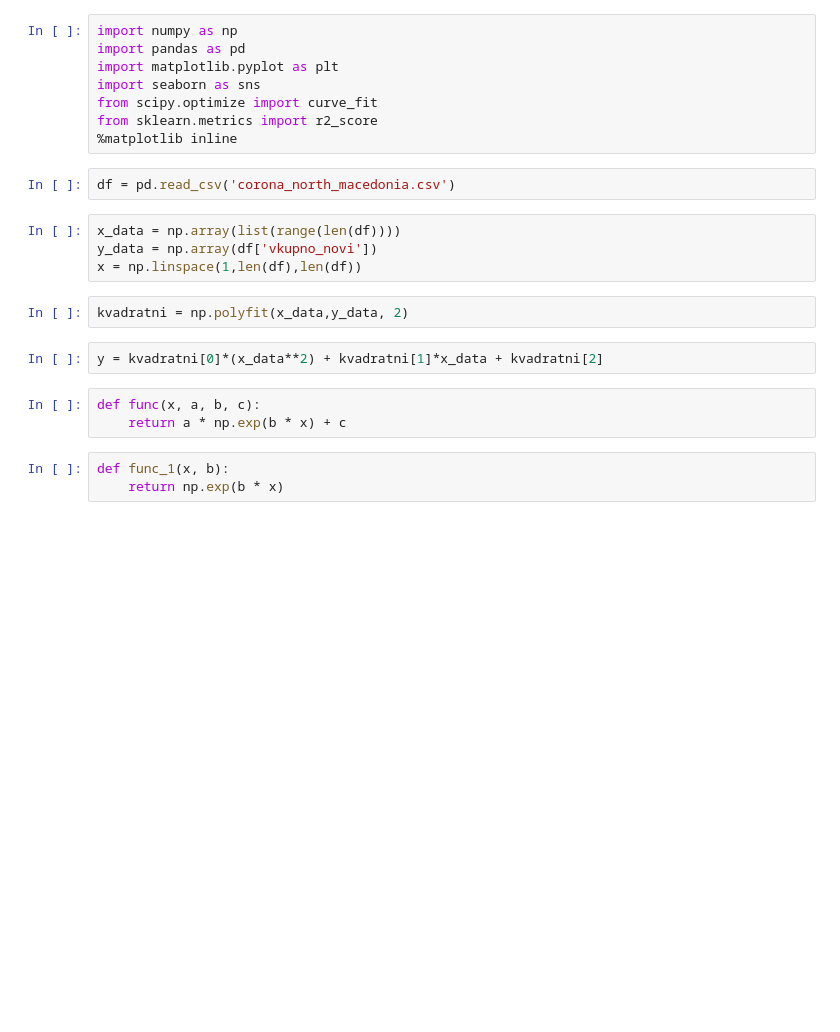
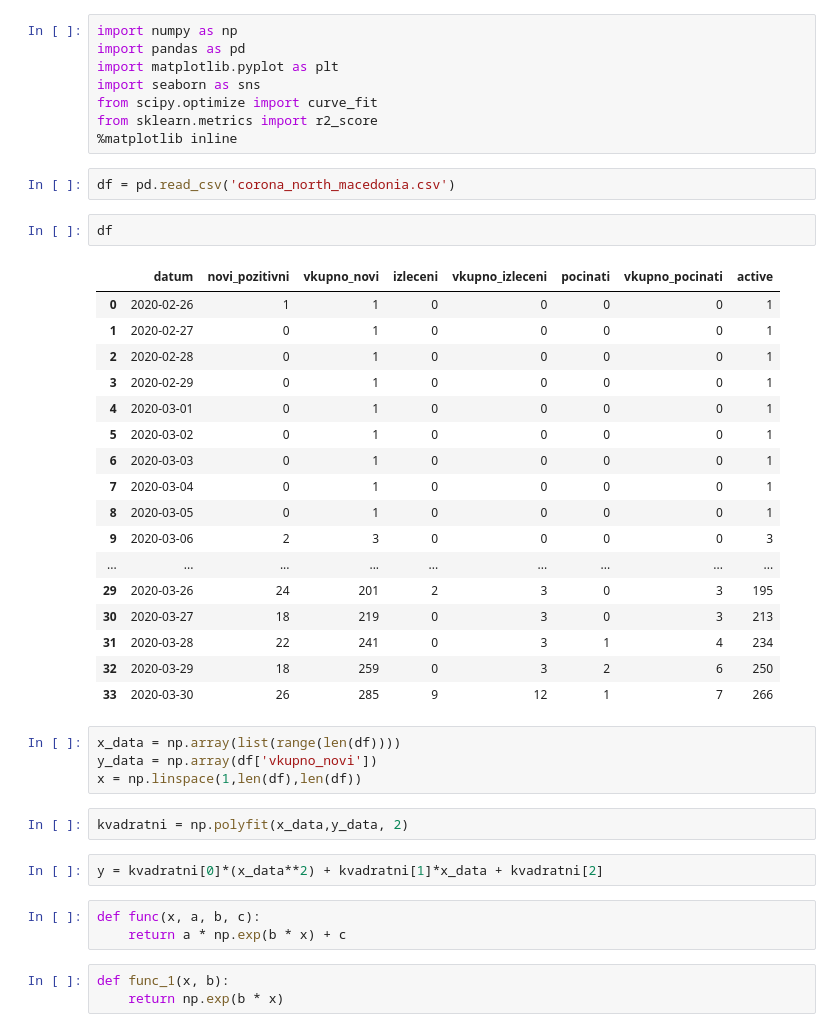
Before and after one commit to Sinisha12/ML_DL, a Jupyter notebook: corona/Covid_19_curves.ipynb, the cells around one changed output. Cells and saved outputs as stored; diff of their text form; blank space fills up the shorter version.

```diff
--- a/corona/Covid_19_curves.ipynb
+++ b/corona/Covid_19_curves.ipynb
@@ -8,6 +8,26 @@ from sklearn.metrics import r2_score
 %matplotlib inline
 # %%
 df = pd.read_csv('corona_north_macedonia.csv')
+# %%
+df
+# %% [output]
+|  | datum | novi_pozitivni | vkupno_novi | izleceni | vkupno_izleceni | pocinati | vkupno_pocinati | active |
+| 0 | 2020-02-26 | 1 | 1 | 0 | 0 | 0 | 0 | 1 |
+| 1 | 2020-02-27 | 0 | 1 | 0 | 0 | 0 | 0 | 1 |
+| 2 | 2020-02-28 | 0 | 1 | 0 | 0 | 0 | 0 | 1 |
+| 3 | 2020-02-29 | 0 | 1 | 0 | 0 | 0 | 0 | 1 |
+| 4 | 2020-03-01 | 0 | 1 | 0 | 0 | 0 | 0 | 1 |
+| 5 | 2020-03-02 | 0 | 1 | 0 | 0 | 0 | 0 | 1 |
+| 6 | 2020-03-03 | 0 | 1 | 0 | 0 | 0 | 0 | 1 |
+| 7 | 2020-03-04 | 0 | 1 | 0 | 0 | 0 | 0 | 1 |
+| 8 | 2020-03-05 | 0 | 1 | 0 | 0 | 0 | 0 | 1 |
+| 9 | 2020-03-06 | 2 | 3 | 0 | 0 | 0 | 0 | 3 |
+| ... | ... | ... | ... | ... | ... | ... | ... | ... |
+| 29 | 2020-03-26 | 24 | 201 | 2 | 3 | 0 | 3 | 195 |
+| 30 | 2020-03-27 | 18 | 219 | 0 | 3 | 0 | 3 | 213 |
+| 31 | 2020-03-28 | 22 | 241 | 0 | 3 | 1 | 4 | 234 |
+| 32 | 2020-03-29 | 18 | 259 | 0 | 3 | 2 | 6 | 250 |
+| 33 | 2020-03-30 | 26 | 285 | 9 | 12 | 1 | 7 | 266 |
 # %%
 x_data = np.array(list(range(len(df))))
 y_data = np.array(df['vkupno_novi'])
```
Also changed, not shown: parts of 8 cells of this notebook, 2 other files.
